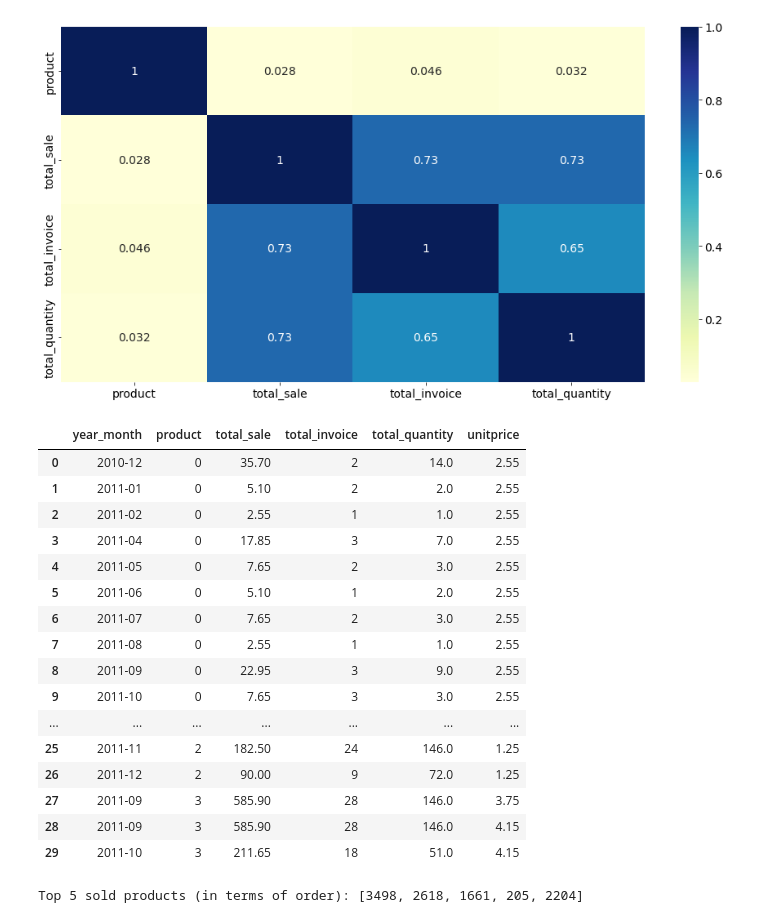
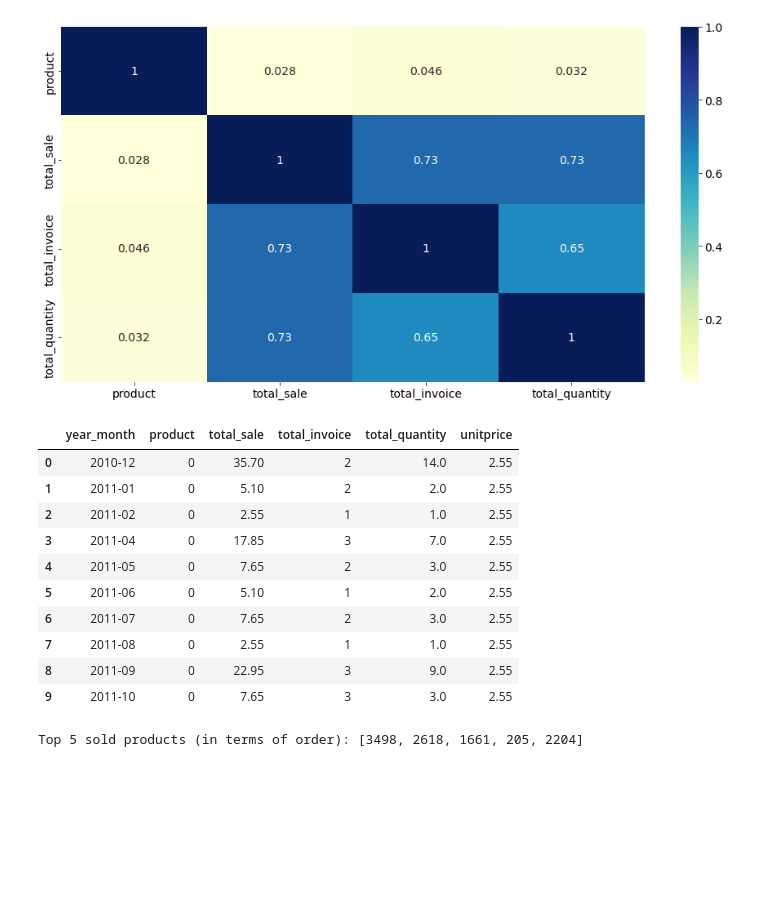
Before and after one commit to Aukerul-Shuvo/DAAS_Retail, a Jupyter notebook: notebook/Diagnostic Analysis.ipynb, the cells around one changed output. Cells and saved outputs as stored; diff of their text form; code cells hidden in the pictures; blank space fills up the shorter version.

```diff
--- a/notebook/Diagnostic Analysis.ipynb
+++ b/notebook/Diagnostic Analysis.ipynb
@@ -68,7 +67,7 @@ df['month'] = pd.DatetimeIndex(df['invoicedate']).month
 df.drop('invoicedate', inplace=True, axis=1)
 
 # total sales
-df['total_sale'] = df['quantity']*df['unitprice']
+df.rename(columns = {'amount':'total_sale'}, inplace = True)
 
 # year_month
 df['year_month'] = df['year'].astype(str)+'-'+df['month'].astype(str).str.zfill(2)
@@ -254,35 +255,29 @@ dataplot = sns.heatmap(product_quantity.corr().round(3), cmap="YlGnBu", annot=Tr
 # %%
 # get the product information of total sales and their unit price varies within year_month
 
 product_infos = duckdb.query("""
 select q1.*, q2.unitprice from
 (select distinct unitprice, year_month as date, product as product_id from completed_orders) as q2 inner join
 (select year_month, product, sum(total_sale) as total_sale, count(invoiceno) as total_invoice,
 sum(quantity) as total_quantity from completed_orders group by year_month, product) as q1
 on
 q1.year_month=q2.date and q1.product=q2.product_id
 order by product, year_month ASC
 """).df()
 
-product_infos.head(30)
+product_infos.head(10)
 # %% [output]
 |  | year_month | product | total_sale | total_invoice | total_quantity | unitprice |
 | 0 | 2010-12 | 0 | 35.70 | 2 | 14.0 | 2.55 |
 | 1 | 2011-01 | 0 | 5.10 | 2 | 2.0 | 2.55 |
 | 2 | 2011-02 | 0 | 2.55 | 1 | 1.0 | 2.55 |
 | 3 | 2011-04 | 0 | 17.85 | 3 | 7.0 | 2.55 |
 | 4 | 2011-05 | 0 | 7.65 | 2 | 3.0 | 2.55 |
 | 5 | 2011-06 | 0 | 5.10 | 1 | 2.0 | 2.55 |
 | 6 | 2011-07 | 0 | 7.65 | 2 | 3.0 | 2.55 |
 | 7 | 2011-08 | 0 | 2.55 | 1 | 1.0 | 2.55 |
 | 8 | 2011-09 | 0 | 22.95 | 3 | 9.0 | 2.55 |
 | 9 | 2011-10 | 0 | 7.65 | 3 | 3.0 | 2.55 |
-| ... | ... | ... | ... | ... | ... | ... |
-| 25 | 2011-11 | 2 | 182.50 | 24 | 146.0 | 1.25 |
-| 26 | 2011-12 | 2 | 90.00 | 9 | 72.0 | 1.25 |
-| 27 | 2011-09 | 3 | 585.90 | 28 | 146.0 | 3.75 |
-| 28 | 2011-09 | 3 | 585.90 | 28 | 146.0 | 4.15 |
-| 29 | 2011-10 | 3 | 211.65 | 18 | 51.0 | 4.15 |
 # %%
 print('Top 5 sold products (in terms of order):', top_5_products_in_2010_2011)
 
```
Also changed, not shown: parts of 20 cells of this notebook.
